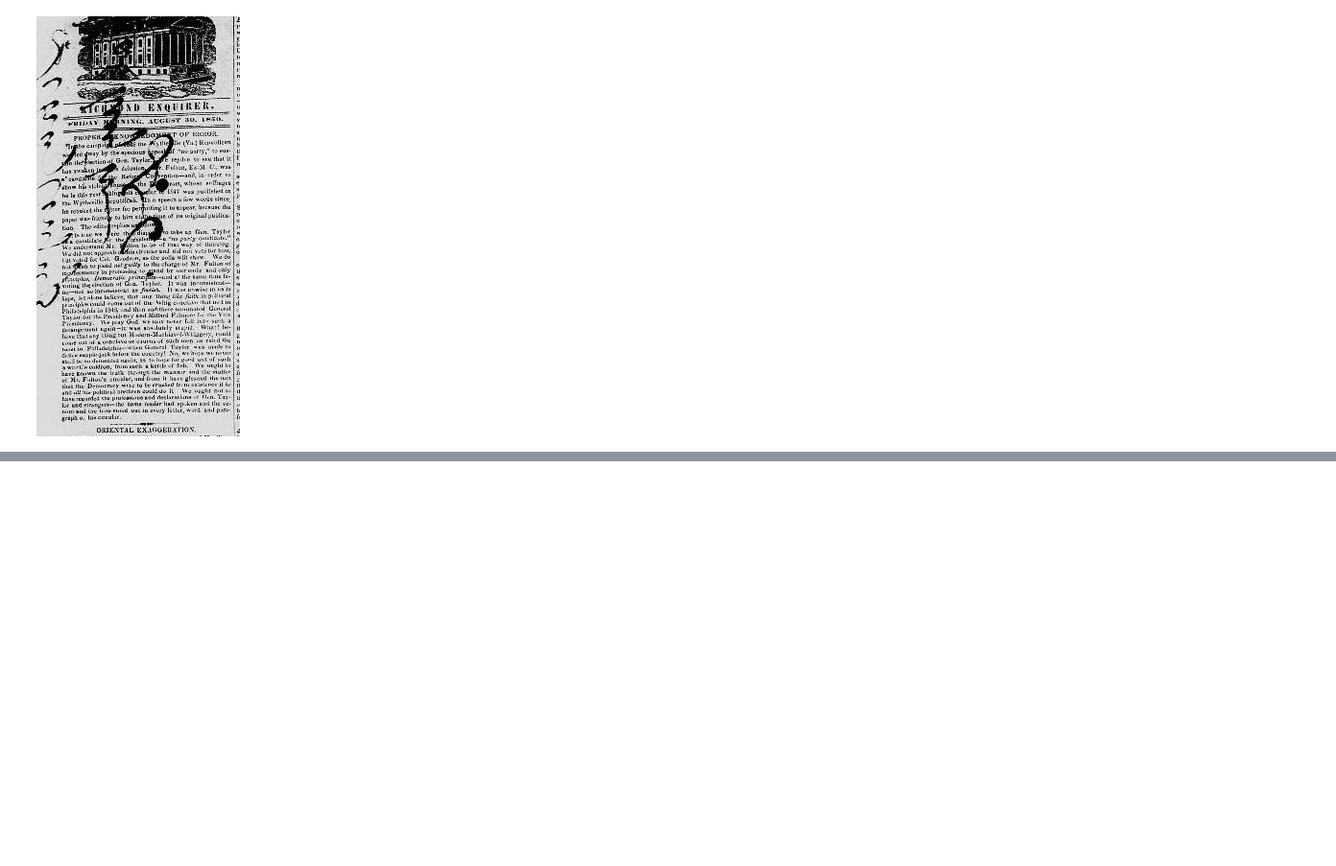
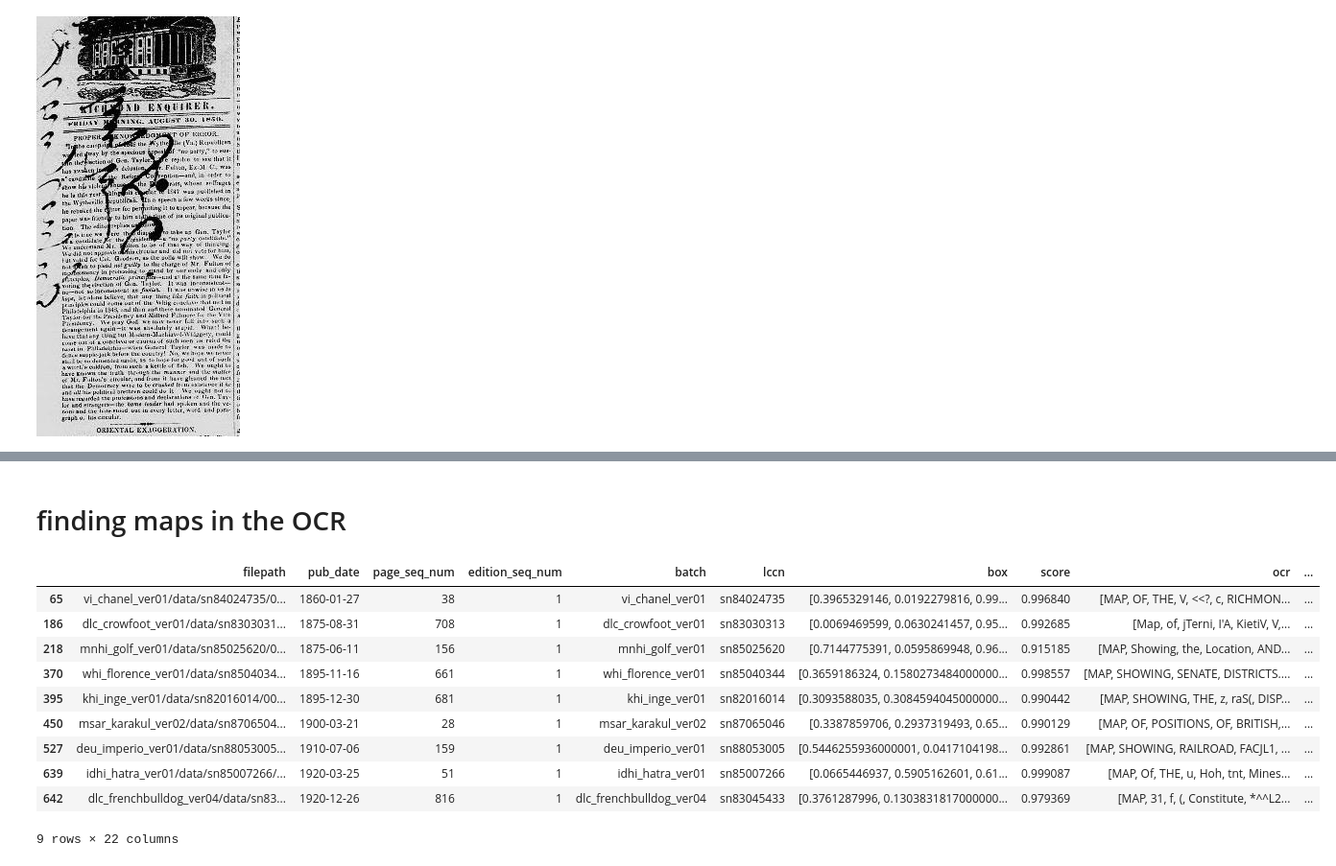
Before and after one commit to Living-with-machines/maps-at-scale-using-computer-vision-and-jupyter-notebooks, a Jupyter notebook: 01_finding_maps.ipynb, the cells around one changed output, grey strips where cells are left out. Shown at 96% size. Drawn from its saved outputs; the diff is of its cells as text; code cells hidden in the pictures; blank space fills up the shorter version.

```diff
--- a/01_finding_maps.ipynb
+++ b/01_finding_maps.ipynb
@@ -290,0 +396,16 @@ no_map
+# %% [markdown]
+# finding maps in the OCR
+# %%
+maps_only[maps_only['ocr'].apply(lambda x: x[0] if x else x).str.contains('map', case=False) == True]
+# %% [output]
+|  | filepath | pub_date | page_seq_num | edition_seq_num | batch | lccn | box | score | ocr | ... |
+| 65 | vi_chanel_ver01/data/sn84024735/0... | 1860-01-27 | 38 | 1 | vi_chanel_ver01 | sn84024735 | [0.3965329146, 0.0192279816, 0.99... | 0.996840 | [MAP, OF, THE, V, <<?, c, RICHMON... | ... |
+| 186 | dlc_crowfoot_ver01/data/sn8303031... | 1875-08-31 | 708 | 1 | dlc_crowfoot_ver01 | sn83030313 | [0.0069469599, 0.0630241457, 0.95... | 0.992685 | [Map, of, jTerni, I'A, KietiV, V,... | ... |
+| 218 | mnhi_golf_ver01/data/sn85025620/0... | 1875-06-11 | 156 | 1 | mnhi_golf_ver01 | sn85025620 | [0.7144775391, 0.0595869948, 0.96... | 0.915185 | [MAP, Showing, the, Location, AND... | ... |
+| 370 | whi_florence_ver01/data/sn8504034... | 1895-11-16 | 661 | 1 | whi_florence_ver01 | sn85040344 | [0.3659186324, 0.1580273484000000... | 0.998557 | [MAP, SHOWING, SENATE, DISTRICTS.... | ... |
+| 395 | khi_inge_ver01/data/sn82016014/00... | 1895-12-30 | 681 | 1 | khi_inge_ver01 | sn82016014 | [0.3093588035, 0.3084594045000000... | 0.990442 | [MAP, SHOWING, THE, z, raS(, DISP... | ... |
+| 450 | msar_karakul_ver02/data/sn8706504... | 1900-03-21 | 28 | 1 | msar_karakul_ver02 | sn87065046 | [0.3387859706, 0.2937319493, 0.65... | 0.990129 | [MAP, OF, POSITIONS, OF, BRITISH,... | ... |
+| 527 | deu_imperio_ver01/data/sn88053005... | 1910-07-06 | 159 | 1 | deu_imperio_ver01 | sn88053005 | [0.5446255936000001, 0.0417104198... | 0.992861 | [MAP, SHOWING, RAILROAD, FACJL1, ... | ... |
+| 639 | idhi_hatra_ver01/data/sn85007266/... | 1920-03-25 | 51 | 1 | idhi_hatra_ver01 | sn85007266 | [0.0665446937, 0.5905162601, 0.61... | 0.999087 | [MAP, Of, THE, u, Hoh, tnt, Mines... | ... |
+| 642 | dlc_frenchbulldog_ver04/data/sn83... | 1920-12-26 | 816 | 1 | dlc_frenchbulldog_ver04 | sn83045433 | [0.3761287996, 0.1303831817000000... | 0.979369 | [MAP, 31, f, (, Constitute, *^^L2... | ... |
+9 rows × 22 columns
```
Also changed, not shown: parts of 54 cells of this notebook.
